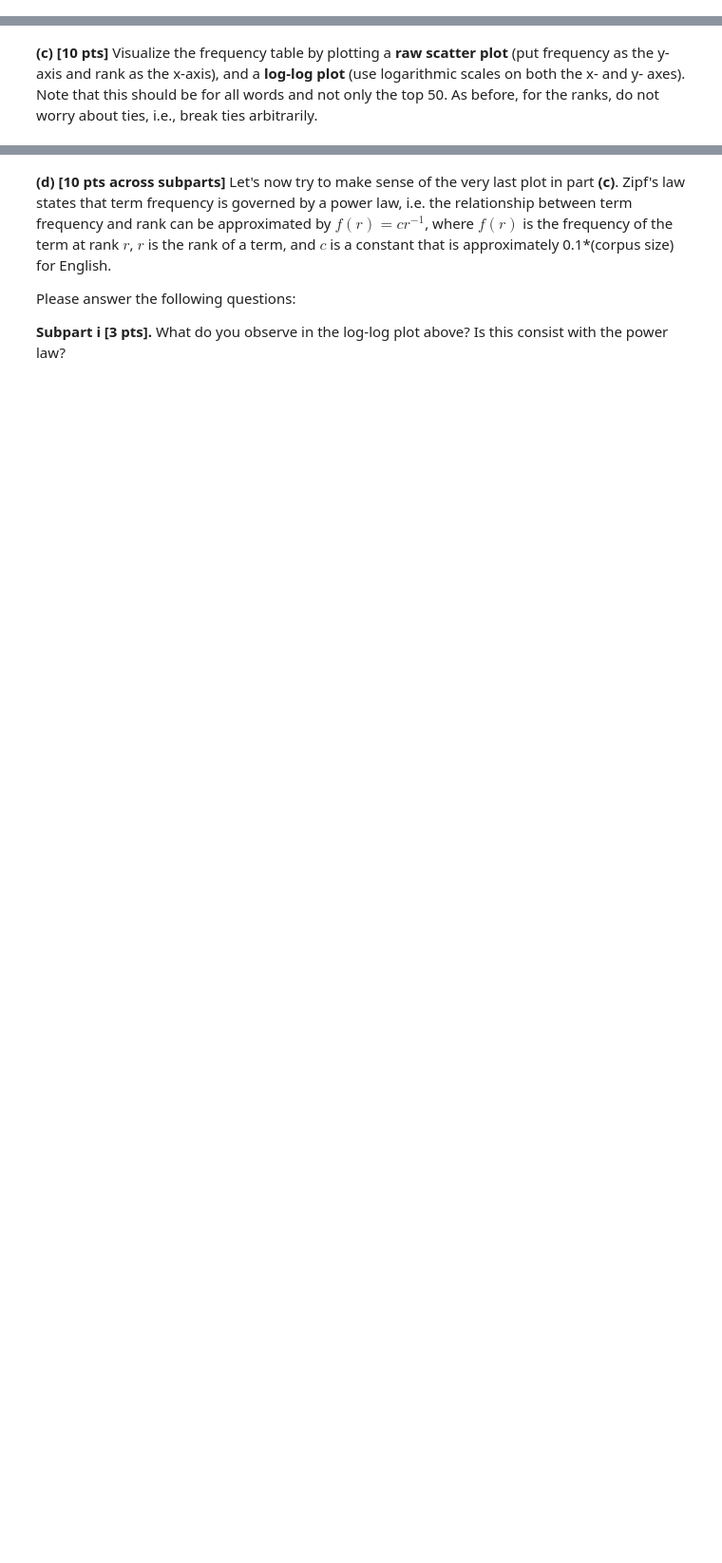
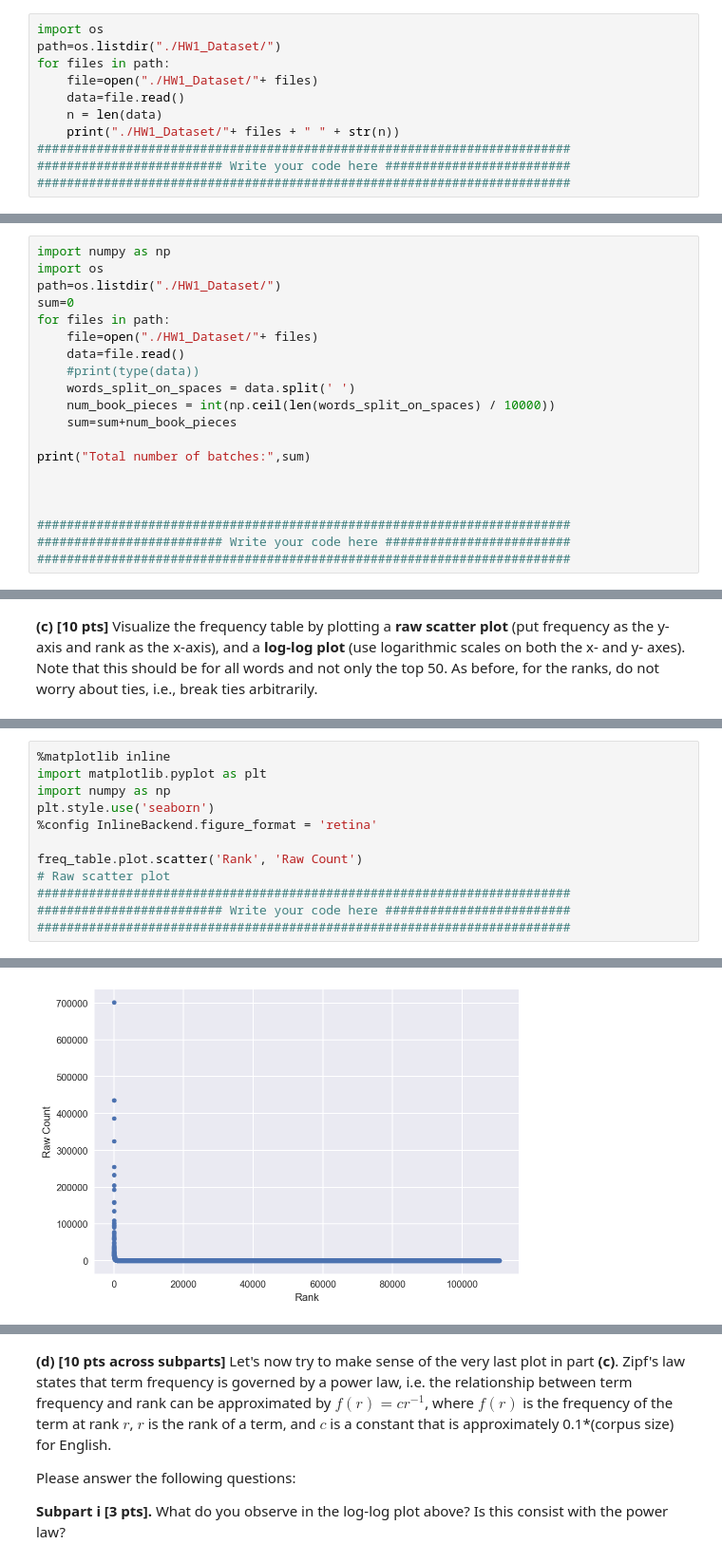
Before and after one commit to kirtiman24/Identification-of-relationship-between-entities, a Jupyter notebook: HW1.ipynb, the cells around one changed output, grey strips where cells are left out. Shown at 95% size. Drawn from its saved outputs; the diff is of its cells as text; blank space fills up the shorter version.

```diff
--- a/HW1.ipynb
+++ b/HW1.ipynb
@@ -56,0 +53,11 @@ Your output should look like (although there should be 100 books rather than 3 a
+# %%
+import os
+path=os.listdir("./HW1_Dataset/")
+for files in path:
+    file=open("./HW1_Dataset/"+ files)
+    data=file.read()
+    n = len(data)
+    print("./HW1_Dataset/"+ files + " " + str(n))
+########################################################################
+######################### Write your code here #########################
+########################################################################
@@ -104,0 +159,20 @@ Total number of batches: <total number of batches across all 100 books>
+# %%
+import numpy as np
+import os
+path=os.listdir("./HW1_Dataset/")
+sum=0
+for files in path:
+    file=open("./HW1_Dataset/"+ files)
+    data=file.read()
+    #print(type(data))
+    words_split_on_spaces = data.split(' ')
+    num_book_pieces = int(np.ceil(len(words_split_on_spaces) / 10000))
+    sum=sum+num_book_pieces
+
+print("Total number of batches:",sum)
+
+
+
+########################################################################
+######################### Write your code here #########################
+########################################################################
@@ -149,0 +273,13 @@ if re.match('[a-zA-Z]+$', 'Tesla'):
+# %%
+%matplotlib inline
+import matplotlib.pyplot as plt
+import numpy as np
+plt.style.use('seaborn')
+%config InlineBackend.figure_format = 'retina'
+
+freq_table.plot.scatter('Rank', 'Raw Count')
+# Raw scatter plot
+########################################################################
+######################### Write your code here #########################
+########################################################################
+# %% [output]
@@ -149,0 +287 @@ if re.match('[a-zA-Z]+$', 'Tesla'):
+[figure, added]
```
Also changed, not shown: parts of 25 cells of this notebook.
